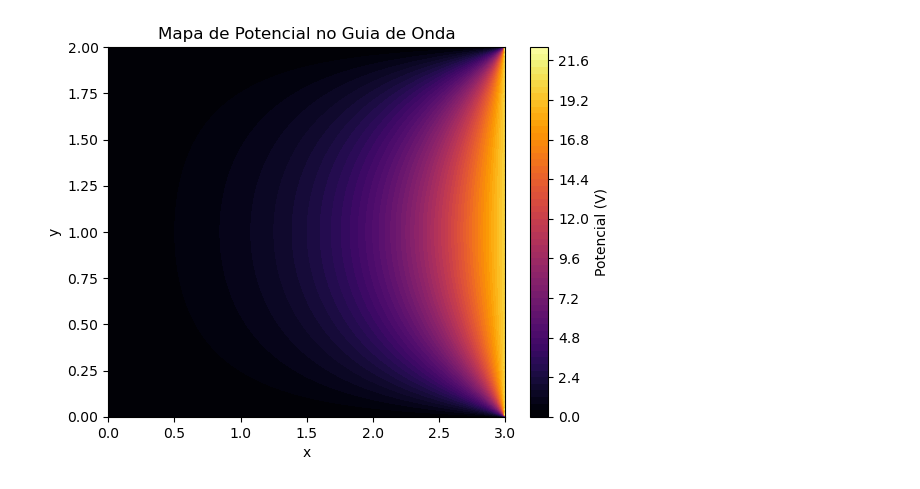
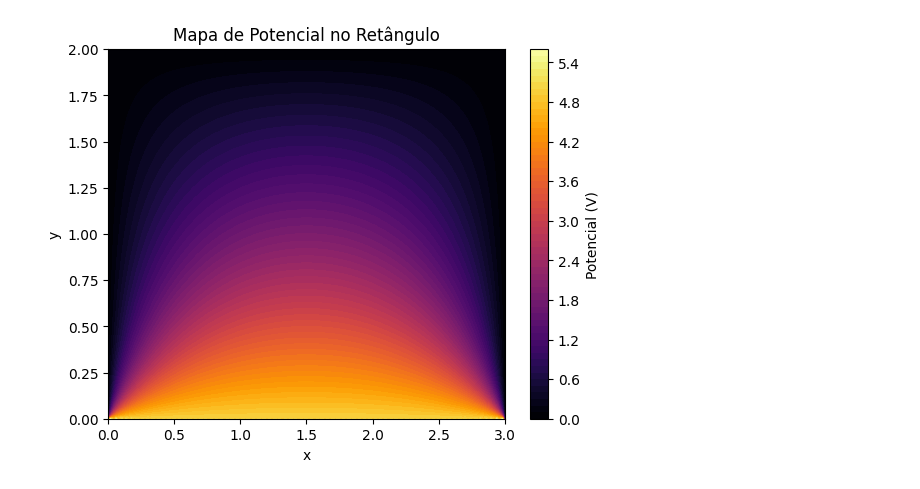
Before and after one commit to BigTranlei/Atividades, a Jupyter notebook: EDO/Bolso/Att4_Rascunho.ipynb, the cells around one changed output. Saved outputs shown, nothing was run; the diff lists cells and outputs as text; code cells hidden in the pictures.

```diff
--- a/EDO/Bolso/Att4_Rascunho.ipynb
+++ b/EDO/Bolso/Att4_Rascunho.ipynb
@@ -1,35 +1,48 @@
 # %%
 import numpy as np
 import matplotlib.pyplot as plt
 
 # ==============================
 # Parâmetros do Problema
 # ==============================
 
-# Comprimento x = 3, Comprimento y = 2, Potencial na borda x = 3
+a = 3.0   # comprimento em x
+b = 2.0   # comprimento em y
+N = 150   # número de termos na série
 
-xx = np.linspace(0, 3, 200)
-yy = np.linspace(0, 2, 200)
+xx = np.linspace(0, a, 200)
+yy = np.linspace(0, b, 200)
 XX, YY = np.meshgrid(xx, yy)
 
-def potencial(x, y):
+# ==============================
+# Potenciais nas bordas
+# ==============================
+
+V1 = 5.0   # y=0 (inferior)
+
+# ==============================
+# Definições das quatro contribuições
+# ==============================
+
+def potencial_bottom(x, y, V=V1):
+    # Borda em y=0
     return np.sum(
-        (4 * 20 * np.sinh(k * np.pi * x / 2 ) * np.sin(k * np.pi * y / 2 )) /
-        (k * np.pi * np.sinh(k * np.pi * 3 / 2))
-        for k in range(1, 150 ,2)
-        )
+        (4*V * np.sinh(m*np.pi*(b-y)/a) * np.sin(m*np.pi*x/a)) /
+        (m*np.pi * np.sinh(m*np.pi*b/a))
+        for m in range(1, N, 2)
+    )
 
-Vmap = potencial(XX, YY)
+Vmap = potencial_bottom(XX, YY)
 
 # ==============================
 # Plotagem
 # ==============================
 
 plt.contourf(XX, YY, Vmap, levels=55, cmap="inferno")
 plt.colorbar(label="Potencial (V)")
-plt.title("Mapa de Potencial no Guia de Onda")
+plt.title("Mapa de Potencial no Retângulo")
 plt.xlabel("x")
 plt.ylabel("y")
 plt.show()
 # %% [output]
-[figure, old version]
+[figure, new version]
```
Also changed, not shown: parts of 4 cells of this notebook.
